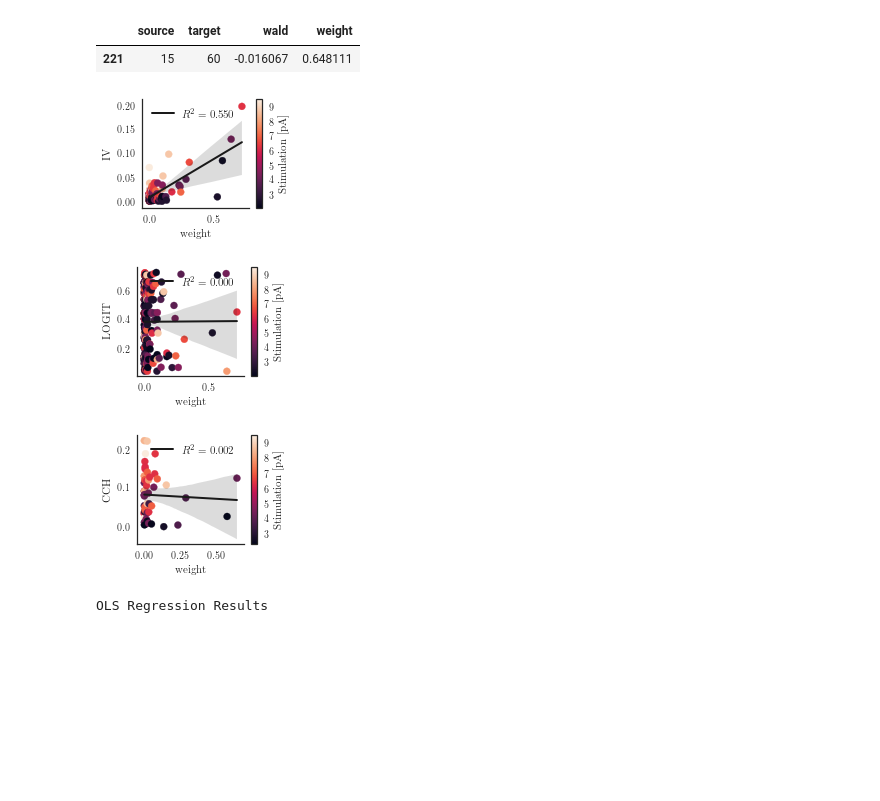
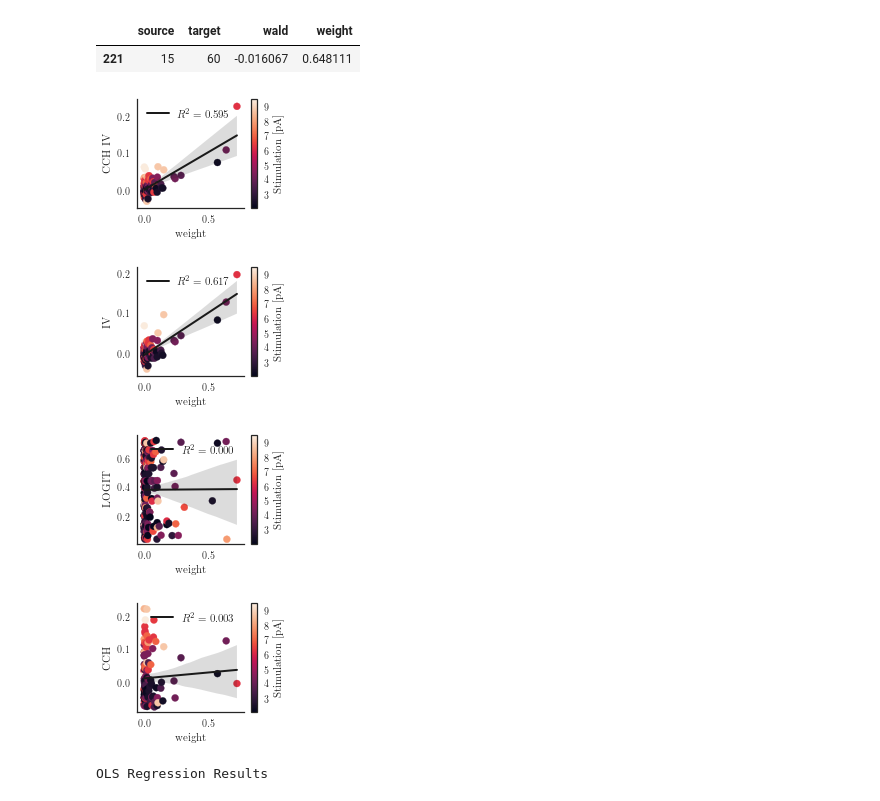
Before and after one commit to lepmik/causal-optogenetics-paper-data, a Jupyter notebook: network-classification.ipynb, the cells around one changed output. Saved outputs shown, nothing was run; the diff lists cells and outputs as text; code cells hidden in the pictures; blank space fills up the shorter version.

```diff
--- a/network-classification.ipynb
+++ b/network-classification.ipynb
@@ -112,6 +130,7 @@ fp = pd.DataFrame()
 TOL = 0.05
 fp = pd.concat([
     analys.loc[(analys.weight == 0) & (analys.wald >= TOL), 'wald'].rename('IV'),
+    analys.loc[(analys.weight == 0) & (analys.wald >= TOL), 'cch_iv'].rename('CCH IV'),
     analys.loc[(analys.weight == 0) & (analys.cch >= TOL), 'cch'].rename('CCH'),
     analys.loc[(analys.weight == 0) & (analys.logit >= TOL), 'logit'].rename('LOGIT')],
     axis=1)
@@ -122,19 +141,21 @@ fp = pd.concat([
 #     analys.loc[(analys.weight == 0), 'logit']],
 #     axis=1)
 # %%
+save = False
 set_style('article', w=0.485)
+include = ['CCH','LOGIT', 'IV', 'CCH IV']
 # set_style('notebook')
-sns.boxplot(data=fp.loc[:,['CCH','LOGIT', 'IV']], palette=['b', 'g', 'r'])
+sns.boxplot(data=fp.loc[:,include], palette=['b', 'g', 'r'])
 # for key, pos_x, pos_y in zip(['IV','LOGIT'], [0, 1], [1.15, 1.0]):
 #     case = fp.loc[:,['IV']].dropna().values.flatten()
 #     control = fp.loc[:,[key]].dropna().values.flatten()
 #     pval, observed_diff, diffs = permutation_resampling(case, control, 1000, statistic=np.median)
 #     label_diff(pos_x, 2, pos_y, 'p = {:.2f}, $\\Delta$ = {:.3f}'.format(pval, observed_diff))
 N = analys.shape[0] / 100
-for x, name in zip([0, 1, 2], ['CCH','LOGIT', 'IV']):
+for x, name in zip([0, 1, 2], include):
     text = '{:.1f}\%'.format(sum(fp[name].dropna() > TOL) / N)
     plt.text(x, .8, text, ha='center', va='bottom', color='k')
 sns.despine()
 plt.ylabel('False positive')
-savefig(plt.gcf(), 'false_positive')
+if save: savefig(plt.gcf(), 'false_positive')
 # %% [output]
@@ -153,22 +174,25 @@ array([[<matplotlib.axes._subplots.AxesSubplot object at 0x...>,
 # %%
 TOL = 0.05
 fn = pd.concat([analys.loc[(analys['wald'] < TOL) & (analys.weight > TOL), 'weight'].rename('IV'),
-                analys.loc[(analys['logit'] < TOL) & (analys.weight > TOL), 'weight'].rename('LOBIT'),
+                analys.loc[(analys['cch_iv'] < TOL) & (analys.weight > TOL), 'weight'].rename('CCH IV'),
+                analys.loc[(analys['logit'] < TOL) & (analys.weight > TOL), 'weight'].rename('LOGIT'),
                 analys.loc[(analys['cch'] < TOL) & (analys.weight > TOL), 'weight'].rename('CCH')],
                axis=1)
 # %%
+save = False
 set_style('article', w=0.485)
-sns.boxplot(data=fn.loc[:,['CCH', 'IV']], palette=['b', 'r'])
+include = ['CCH', 'IV', 'CCH IV']
+sns.boxplot(data=fn.loc[:,include], palette=['b', 'r'])
 # for key, pos_x, pos_y in zip(['CCH'], [0, 1], [1.1, 0.9]):
 #     case = fn.loc[:,['IV']].dropna().values.flatten()
 #     control = fn.loc[:,[key]].dropna().values.flatten()
 #     pval, observed_diff, diffs = permutation_resampling(case, control, 1000, statistic=np.nanmedian)
 #     label_diff(pos_x, 1, pos_y, 'p = {:.2f}, $\\Delta$ = {:.3f}'.format(pval, observed_diff))
 N = analys.shape[0] / 100
-for x, name in zip([0, 1], ['CCH', 'IV']):
+for x, name in zip([0, 1, 2], include):
     text = '{:.1f}\%'.format(sum(fn[name].dropna() > TOL) / N)
     plt.text(x, .8, text, ha='center', va='bottom', color='k')
 sns.despine()
 plt.ylabel('False negative')
-savefig(plt.gcf(), 'false_negative')
+if save: savefig(plt.gcf(), 'false_negative')
 # %% [output]
@@ -236,34 +262,41 @@ def regplot(x, y, data, model, ci, scatter_color='b', model_color='k', ax=None,
 # %%
 set_style('article', w=0.485)
 model = sm.OLS
 ci = 95.
-save = True
-txt = '_pos'
-TOL = 0
-# txt = '_neg'
-# TOL = -np.inf
+save = False
+# txt = '_pos'
+# TOL = 0
+txt = '_neg'
+TOL = -np.inf
 
 fig, ax = plt.subplots(1, 1)
-wald = regplot(x='weight', y='wald', data=w[w.wald > TOL],
+wald = regplot(x='weight', y='cch_iv', data=w[(w.pfast < 0.001) & (w.cch_iv > TOL)],
+               model=model, ci=ci, ax=ax,
+               ylabel='CCH IV')
+if save: savefig(plt.gcf(), 'fit_cch_iv{}'.format(txt), bbox_inches='tight')
+
+fig, ax = plt.subplots(1, 1)
+wald = regplot(x='weight', y='wald', data=w[(w.pfast < 0.001) & (w.wald > TOL)],
                model=model, ci=ci, ax=ax,
                ylabel='IV')
 if save: savefig(plt.gcf(), 'fit_wald{}'.format(txt), bbox_inches='tight')
 
 fig, ax = plt.subplots(1, 1)
 logit = regplot(x='weight', y='logit', data=w,
                 model=model, ci=ci, ax=ax,
                ylabel='LOGIT')
 if save: savefig(plt.gcf(), 'fit_logit{}'.format(txt), bbox_inches='tight')
 
 fig, ax = plt.subplots(1, 1)
 cch = regplot(x='weight', y='cch', data=w[w.cch > TOL],
              model=model, ci=ci, ax=ax,
              ylabel='CCH')
 if save: savefig(plt.gcf(), 'fit_cch{}'.format(txt), bbox_inches='tight')
 # %% [output]
-[figure, old version]
+[figure, new version]
-[figure, old version]
+[figure, new version]
-[figure, old version]
+[figure, new version]
+[figure, added]
 # %%
 wald.summary()
 # %% [output]
```
Also changed, not shown: parts of 15 cells of this notebook, 4 other files.
